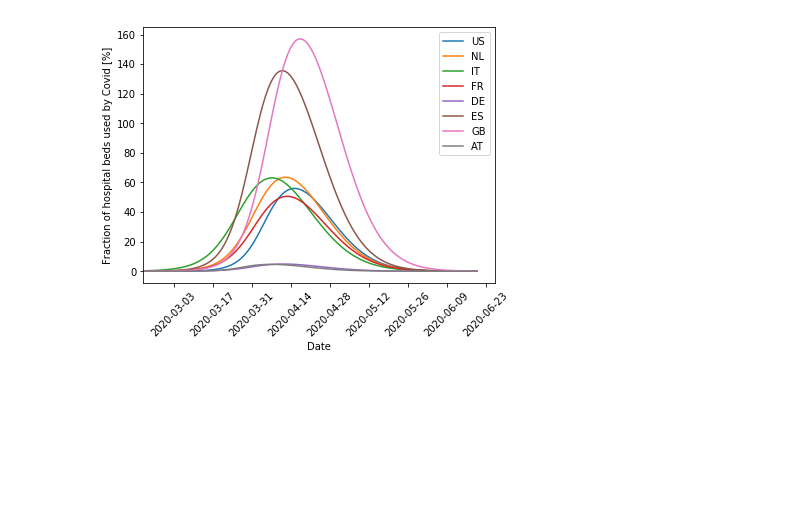
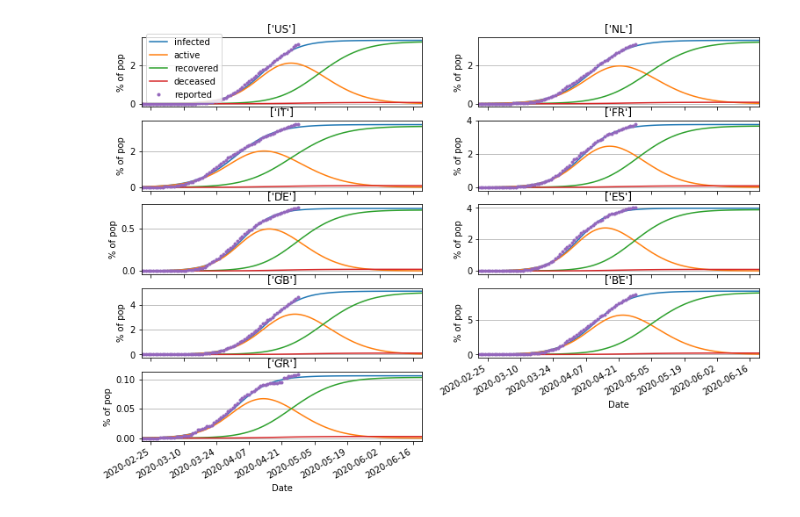
Before and after one commit to astefansgithub/Covid-datacrunching, a Jupyter notebook: Covid19-Datacrunch.ipynb, the cells around one changed output. Cells and saved outputs as stored; diff of their text form; code cells hidden in the pictures; blank space fills up the shorter version.

```diff
--- a/Covid19-Datacrunch.ipynb
+++ b/Covid19-Datacrunch.ipynb
@@ -456,20 +290,0 @@ ax.grid('on', which='minor', axis='y', linestyle='dotted')
-# %%
-# Experimet with logistics fits to cases as fct of date
-# NB predictions are shaky and dangerous! That's why the "real" epidemiologists don't
-# go on record with simple logistics fits...
-startpar=[5,30,3e4]
-p=plt.figure()
-ax=p.add_subplot(111)
-i=-1;
-
-for geoId in Interest:
-    i+=1
-    pf=df_fit(logistic_raw, Ncases[geoId], startpar)
-    logistic(pd.date_range('2020-02-15', '2020-04-20'), pf, geoId).plot(ax=ax, logy=True, color="C{}".format(i))
-    Ncases[geoId].plot(ax=ax, logy=True, style='.', label=geoId, color="C{}".format(i))
-
-ax.set_xlim(startdate,)
-ax.set_xlabel("Date")
-ax.set_ylabel("Total cases with logistic fit")
-ax.grid('on', which='major', axis='y')
-ax.grid('on', which='minor', axis='y', linestyle='dotted')
@@ -616,50 +448,71 @@ for geoId in Interest:
 # %%
-# Experimet with logistics fits to cases as fct of date
-# NB predictions are shaky and dangerous! That's why the "real" epidemiologists don't
+# Experiment with logistics fits to cases as fct of date
+# NB predictions are shaky and dangerous! That's why the real epidemiologists don't
 # go on record with simple logistics fits...
+# Still:
+# Use logistics fit to convolve with onset-to-recovery and onset-to-death curves
+# Subtract recovery and death curves thus derived from logistics fit to get estimate
+# of active cases
+#  ... but now as percentage of population
 
-fig=plt.figure()
-ax=fig.add_subplot(111)
+fig=plt.figure(figsize=(6.3*2,4.7*2))
+
 i=0;
 t=pd.date_range('2020-02-15', '2020-06-20')
 tt=t.to_julian_date()-t[0].to_julian_date()
 for geoId in Interest:
 # for geoId in ['DE', 'US']:
     i+=1
 
-#     ax=fig.add_subplot(np.ceil(len(Interest)/2),2,i)
+#     ax=fig.add_subplot(np.ceil(len(Interest)/2),2,i, sharex=ax)
+    ax=fig.add_subplot(np.ceil(len(Interest)/2),2,i)
     startpar=[5,30,max(Ninfections[geoId])]
     pf=df_fit(logistic_raw, Ninfections[geoId], startpar)
     infection_model=logistic(t, pf, geoId)
     fatality_model=signal.convolve(infection_model.values[:,0], CFR[geoId]*pdf_death(tt))[0:len(t)]
     recovered_model=signal.convolve(infection_model.values[:,0], (1-CFR[geoId])*pdf_recovery(tt))[0:len(t)]
     active_model=infection_model.values[:,0]-(fatality_model+recovered_model)
     hospital_model=active_model*HR[geoId]
 
 #     infection_model.plot(ax=ax, logy=True)
 #     fatality_model.plot(ax=ax, logy=True)
 #     recovered_model.plot(ax=ax, logy=True)
 #     active_model.plot(ax=ax, logy=True)
 
     ax.plot(
-#          t, infection_model,
-#          t, active_model,
-         t, hospital_model/Hbeds[geoId]*100,color="C{}".format(i-1)
-#          t, recovered_model,
-#          t, fatality_model,
+         t, infection_model/(Population[geoId]*1e6)*100,
+         t, active_model/(Population[geoId]*1e6)*100 ,
+#          t, hospital_model/(Population[geoId]*1e6)*100 ,
+         t, recovered_model/(Population[geoId]*1e6)*100 ,
+         t, fatality_model/(Population[geoId]*1e6)*100 ,
 #         t[[0,1]],[Hbeds['DE'], Hbeds['DE']]
         )
-#     Ninfections[geoId].plot(ax=ax, logy=False, style='.', label=geoId)
+    (Ninfections[geoId]/(Population[geoId]*1e6)*100).plot(ax=ax, logy=False, style='.', label=geoId)
 #     ax.plot(t[[0,-1]],[Hbeds[geoId], Hbeds[geoId]])
     ax.set_xlim(startdate,)
-    ax.set_xlabel("Date")
-    ax.set_ylabel("Fraction of hospital beds used by Covid [%]")
-    ax.legend(Interest)
-    for tick in ax.get_xticklabels():
-        tick.set_rotation(45)
+    ax.set_title([geoId])
+    if i==1:
+        ax.legend([
+            'infected',
+            'active',
+            'recovered',
+            'deceased',
+            'reported'
+        ])
+#     if i/2!=np.floor(i/2):
+#         ax.set_ylabel('% of pop')
+    if i>=len(Interest)-1:
+        ax.set_xlabel("Date")
+    else:
+        ax.set_xticklabels([])
+        ax.set_xlabel("")
+
+    ax.set_ylabel('% of pop');
+    ax.grid('on', which='major', axis='y')
+
 
 # ax.set_ylabel("Total infections with logistic fit")
-# ax.grid('on', which='major', axis='y')
+
 # ax.grid('on', which='minor', axis='y', linestyle='dotted')
 # %% [output]
-[figure, old version]
+[figure, new version]
```
Also changed, not shown: parts of 22 cells of this notebook.
